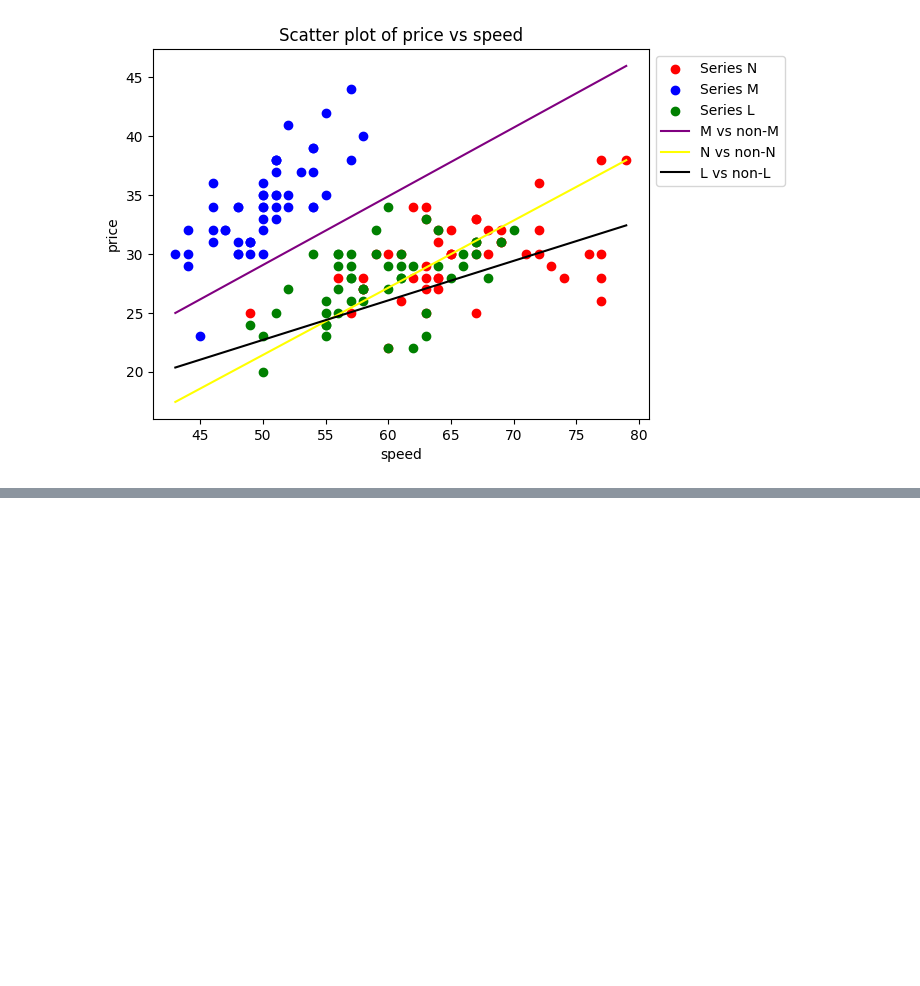
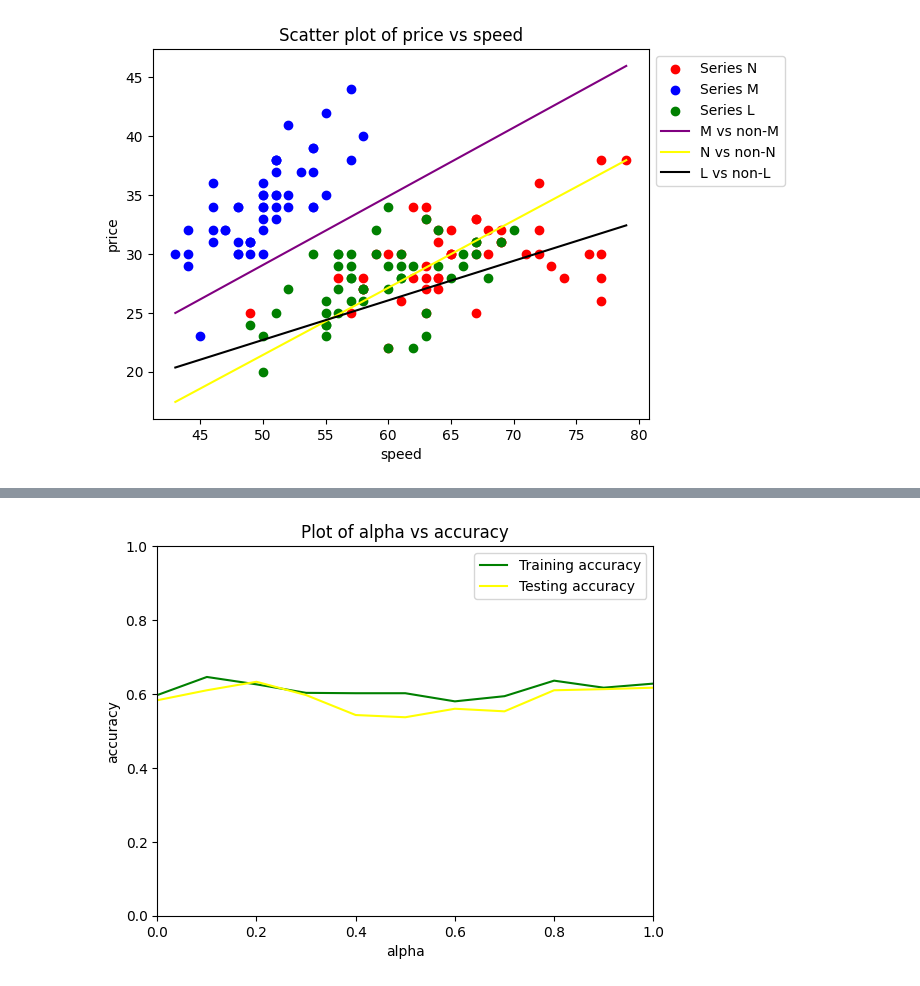
Before and after one commit to Aditya-Y-29/ML-Assignments, a Jupyter notebook: Assignment-2/Task1.ipynb, the cells around one changed output, grey strips where cells are left out. Saved outputs shown, nothing was run; the diff lists cells and outputs as text; code cells hidden in the pictures; blank space fills up the shorter version.

```diff
--- a/Assignment-2/Task1.ipynb
+++ b/Assignment-2/Task1.ipynb
@@ -386,0 +391,14 @@ plot_regularised_logistic_regression_decision_boundary()
+# %%
+# Getting weight vector and intercept using regularised logistic regression.
+def l1_and_l2_regularised_logistic_regression_weight_vector_and_intercept(X, y_, iterations, learning_rate, lamda, alpha):
+    row, col = X.shape
+    weight_vector = np.zeros(col)
+    intercept = 0
+    for _ in range(iterations):
+        value = np.dot(X, weight_vector) + intercept
+        y_predicted = sigmoid(value)
+        dw = (1 / row) * np.dot(X.T, (y_predicted - y_)) + alpha * lamda * np.sign(weight_vector) + (1 - alpha) * lamda * weight_vector
+        db = (1 / row) * np.sum(y_predicted - y_)
+        weight_vector -= learning_rate * dw
+        intercept -= learning_rate * db
+    return weight_vector, intercept
@@ -387,3 +477,16 @@ plot_regularised_logistic_regression_decision_boundary()
+# %%
+plt.plot(alpha_values, training_accuracy, color = 'green', label = 'Training accuracy')
+plt.plot(alpha_values, testing_accuracy, color = 'yellow', label = 'Testing accuracy')
+
+plt.xlabel('alpha')
+plt.ylabel('accuracy')
+plt.title('Plot of alpha vs accuracy')
+plt.legend()
+plt.xlim(0, 1)
+plt.ylim(0, 1)
+plt.show()
+# %% [output]
+[figure, added]
 # %%
 # ------------------------------------------------------------------------------------------------------------------------
 # -------------------------------------4. Implement a Vanilla logistic regressor. ----------------------------------------
```
Also changed, not shown: parts of 9 cells of this notebook.
